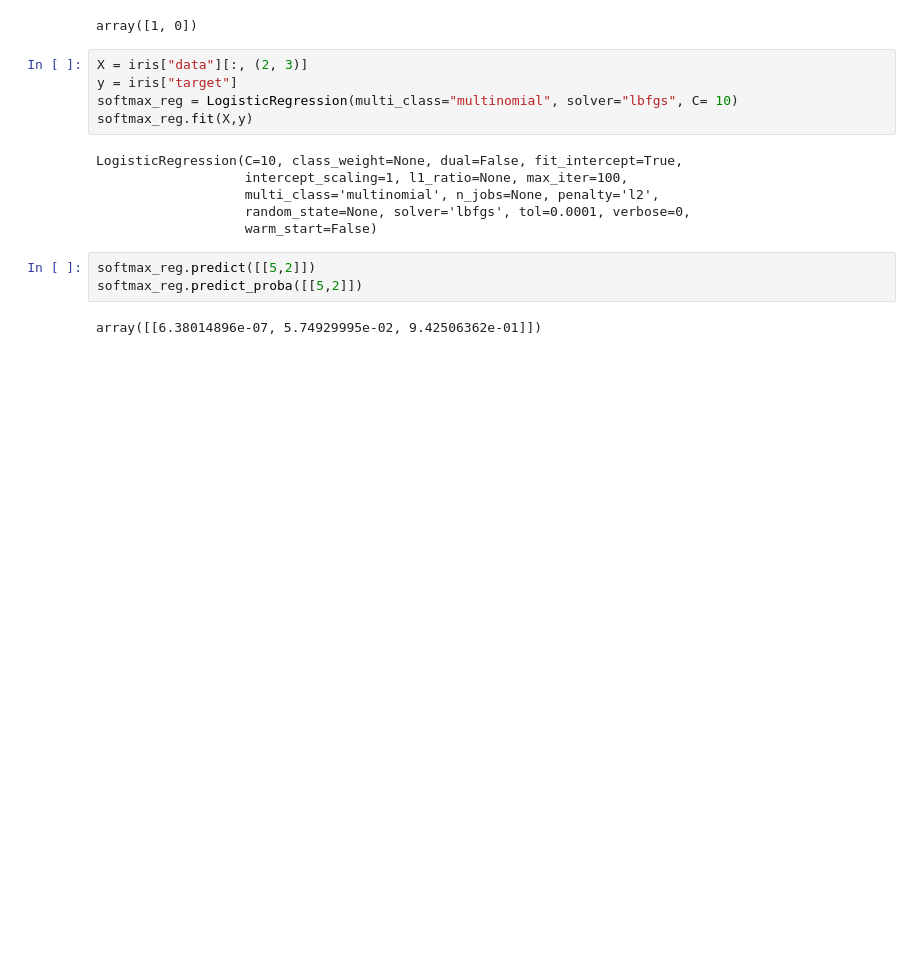
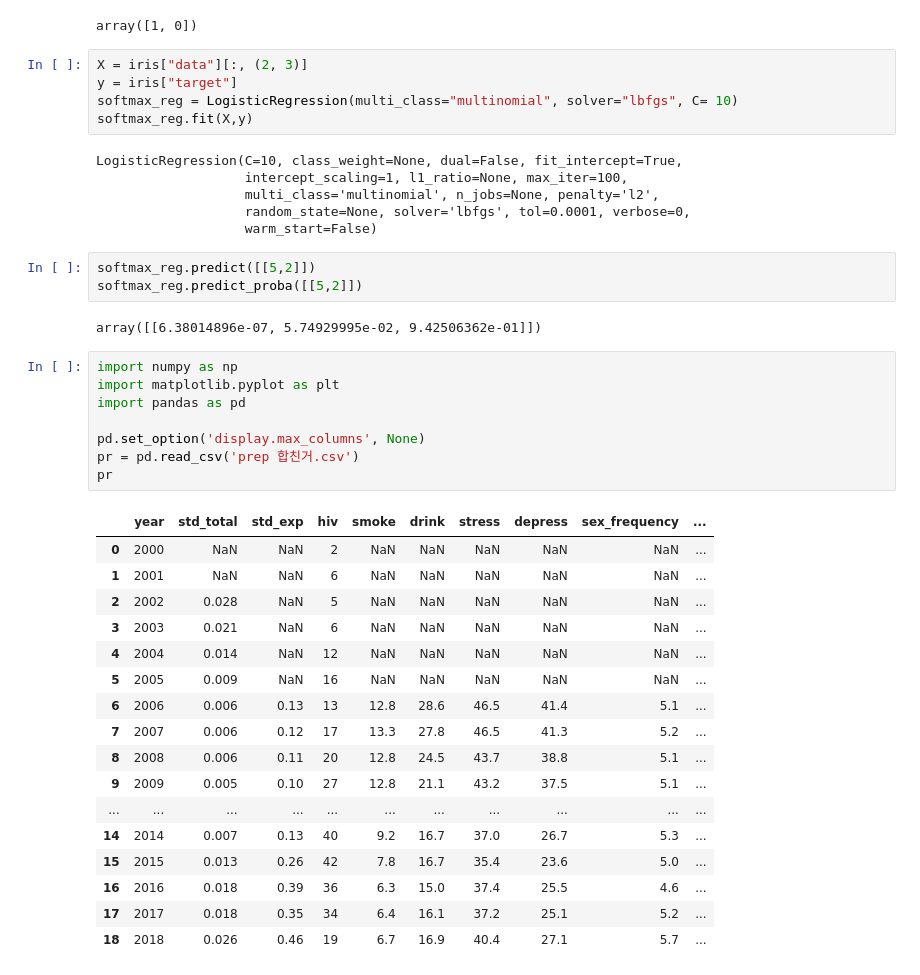
Before and after one commit to CityHopper/BM_YounghoonKANG_Python, a Jupyter notebook: 200120_python_project1.ipynb, the cells around one changed output. Drawn from its saved outputs; the diff is of its cells as text; blank space fills up the shorter version.

```diff
--- a/200120_python_project1.ipynb
+++ b/200120_python_project1.ipynb
@@ -39,3 +39,29 @@ softmax_reg.predict([[5,2]])
 softmax_reg.predict_proba([[5,2]])
 # %% [output]
 array([[6.38014896e-07, 5.74929995e-02, 9.42506362e-01]])
+# %%
+import numpy as np
+import matplotlib.pyplot as plt
+import pandas as pd
+
+pd.set_option('display.max_columns', None)
+pr = pd.read_csv('prep 합친거.csv')
+pr
+# %% [output]
+|  | year | std_total | std_exp | hiv | smoke | drink | stress | depress | sex_frequency | ... |
+| 0 | 2000 | NaN | NaN | 2 | NaN | NaN | NaN | NaN | NaN | ... |
+| 1 | 2001 | NaN | NaN | 6 | NaN | NaN | NaN | NaN | NaN | ... |
+| 2 | 2002 | 0.028 | NaN | 5 | NaN | NaN | NaN | NaN | NaN | ... |
+| 3 | 2003 | 0.021 | NaN | 6 | NaN | NaN | NaN | NaN | NaN | ... |
+| 4 | 2004 | 0.014 | NaN | 12 | NaN | NaN | NaN | NaN | NaN | ... |
+| 5 | 2005 | 0.009 | NaN | 16 | NaN | NaN | NaN | NaN | NaN | ... |
+| 6 | 2006 | 0.006 | 0.13 | 13 | 12.8 | 28.6 | 46.5 | 41.4 | 5.1 | ... |
+| 7 | 2007 | 0.006 | 0.12 | 17 | 13.3 | 27.8 | 46.5 | 41.3 | 5.2 | ... |
+| 8 | 2008 | 0.006 | 0.11 | 20 | 12.8 | 24.5 | 43.7 | 38.8 | 5.1 | ... |
+| 9 | 2009 | 0.005 | 0.10 | 27 | 12.8 | 21.1 | 43.2 | 37.5 | 5.1 | ... |
+| ... | ... | ... | ... | ... | ... | ... | ... | ... | ... | ... |
+| 14 | 2014 | 0.007 | 0.13 | 40 | 9.2 | 16.7 | 37.0 | 26.7 | 5.3 | ... |
+| 15 | 2015 | 0.013 | 0.26 | 42 | 7.8 | 16.7 | 35.4 | 23.6 | 5.0 | ... |
+| 16 | 2016 | 0.018 | 0.39 | 36 | 6.3 | 15.0 | 37.4 | 25.5 | 4.6 | ... |
+| 17 | 2017 | 0.018 | 0.35 | 34 | 6.4 | 16.1 | 37.2 | 25.1 | 5.2 | ... |
+| 18 | 2018 | 0.026 | 0.46 | 19 | 6.7 | 16.9 | 40.4 | 27.1 | 5.7 | ... |
```
Also changed, not shown: parts of 1 cell of this notebook, 3 other files.
